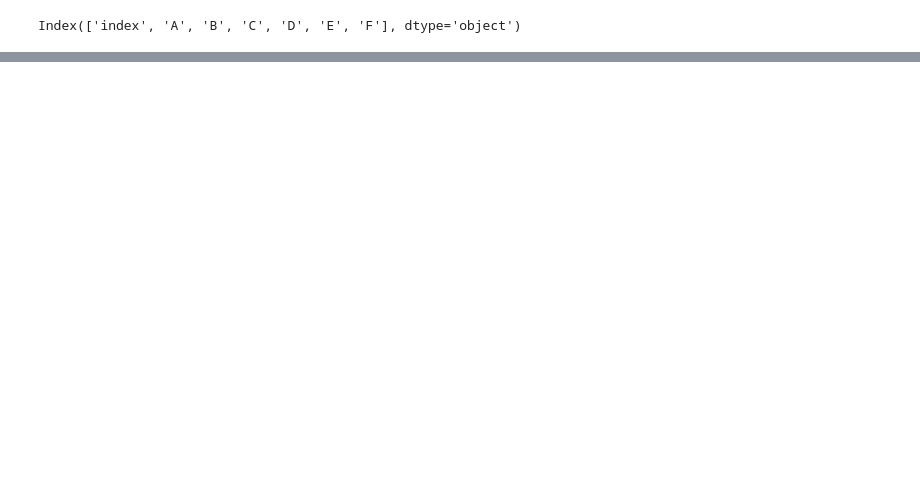
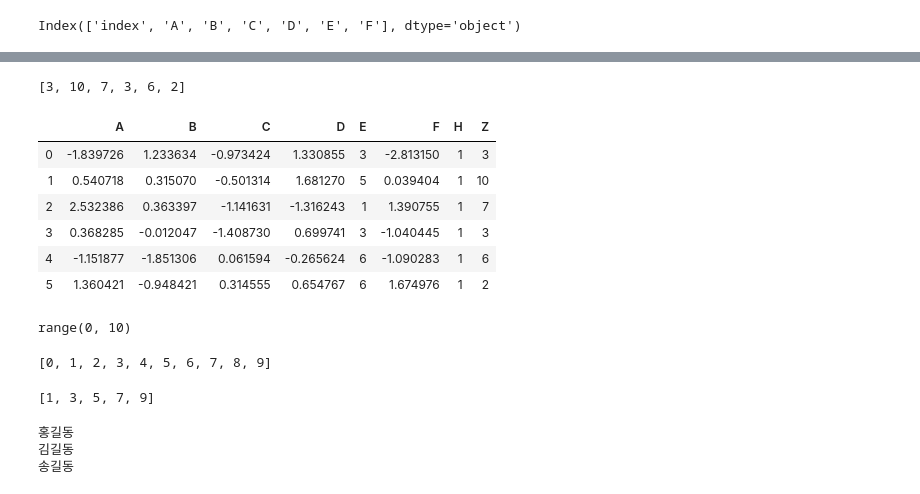
Before and after one commit to Shin-Sangseok/Google_colab_practice, a Jupyter notebook: colab_test_1.ipynb, the cells around one changed output, grey strips where cells are left out. Saved outputs shown, nothing was run; the diff lists cells and outputs as text; code cells hidden in the pictures; blank space fills up the shorter version.

Commit message:
dataframe_practice0317_2

```diff
--- a/colab_test_1.ipynb
+++ b/colab_test_1.ipynb
@@ -531,4 +531,6 @@ df3
 # %%
 df3['H'] = 1
 # %%
-df3['Z'] = [random.randin(1,10) for _ in range(6)]
+#리스트 내포: 결과가 항상 list
+#list comprehension
+#df3['Z'] = [random.randint(1,10) for _ in range(6)]
@@ -536,0 +537,9 @@ AttributeError: module 'random' has no attribute 'randin'
+# %%
+data = range(1, 11)
+data2 = []
+for i in range(6):
+    data2.append(random.choice(data))
+print(data2)
+df3['E'] = data2
+df3['E']
+df3
@@ -536,0 +555,37 @@ AttributeError: module 'random' has no attribute 'randin'
+# %%
+data2 = []
+for _ in range(6):
+    data2.append(random.randint(1,10))
+data2
+# %% [output]
+[3, 10, 7, 3, 6, 2]
+# %%
+df3['Z'] = data2
+df3
+# %% [output]
+|  | A | B | C | D | E | F | H | Z |
+| 0 | -1.839726 | 1.233634 | -0.973424 | 1.330855 | 3 | -2.813150 | 1 | 3 |
+| 1 | 0.540718 | 0.315070 | -0.501314 | 1.681270 | 5 | 0.039404 | 1 | 10 |
+| 2 | 2.532386 | 0.363397 | -1.141631 | -1.316243 | 1 | 1.390755 | 1 | 7 |
+| 3 | 0.368285 | -0.012047 | -1.408730 | 0.699741 | 3 | -1.040445 | 1 | 3 |
+| 4 | -1.151877 | -1.851306 | 0.061594 | -0.265624 | 6 | -1.090283 | 1 | 6 |
+| 5 | 1.360421 | -0.948421 | 0.314555 | 0.654767 | 6 | 1.674976 | 1 | 2 |
+# %%
+range(10)
+# %% [output]
+range(0, 10)
+# %%
+list(range(10))
+# %% [output]
+[0, 1, 2, 3, 4, 5, 6, 7, 8, 9]
+# %%
+#['반복하면서 한번에 처리할 내용' for i in range(10)]
+[i+1 for i in range(10) if i%2 ==0]
+
+#data3 = []
+#for i in range(10):
+#    if i%2==0:
+#        data3.append(i)
+#data3
+# %% [output]
+[1, 3, 5, 7, 9]
@@ -536,0 +594,8 @@ AttributeError: module 'random' has no attribute 'randin'
+# %%
+name = ['홍길동','김길동','송길동']
+for x in name:
+    print(x)
+# %% [output]
+홍길동
+김길동
+송길동
```
Also changed, not shown: parts of 50 cells of this notebook, 22 other files.
